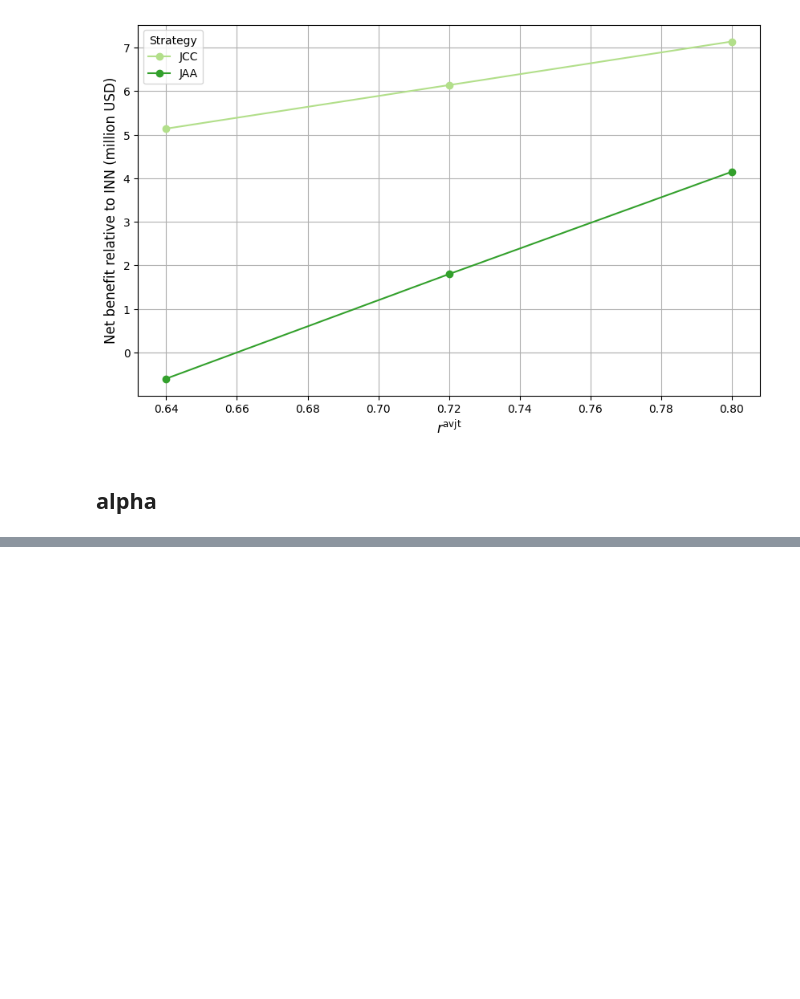
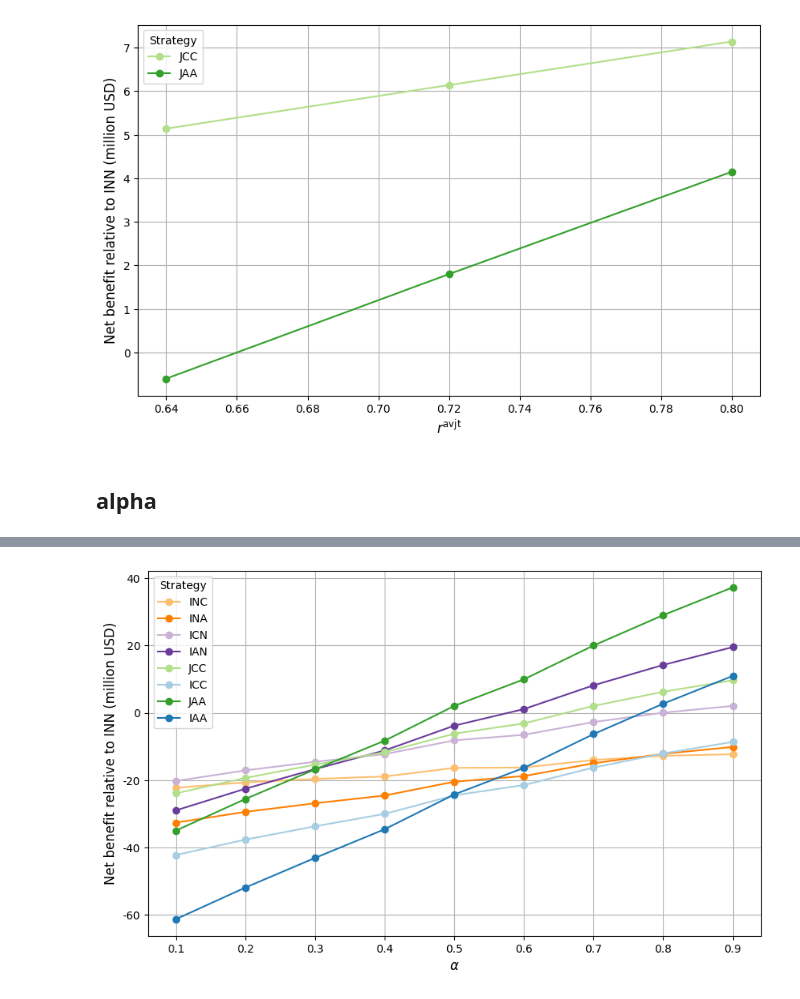
Before and after one commit to narslab/project-groundwork, a Jupyter notebook: bin/jupyter/sensivity-for-all-strategies-relative-net-benefit.ipynb, the cells around one changed output, grey strips where cells are left out. Saved outputs shown, nothing was run; the diff lists cells and outputs as text; code cells hidden in the pictures; blank space fills up the shorter version.

```diff
--- a/bin/jupyter/sensivity-for-all-strategies-relative-net-benefit.ipynb
+++ b/bin/jupyter/sensivity-for-all-strategies-relative-net-benefit.ipynb
@@ -345,3 +348,50 @@ plt.show()
 # %%
-combined_df
+# Base path to the CSV files
+base_path = '../../results/outcomes/Sensitivity2/'
+
+# Function to format the y-axis tick labels as millions
+def millions_formatter(x, pos):
+    return f'{x * 1e-6:.0f}'
+
+
+# List of r values
+alpha_values = [0.1,0.2,0.3,0.4,0.5,0.6,0.7,0.8,0.9]
+
+# Dictionary to hold data
+data = {}
+
+# Read each CSV and extract the 'net_benefit' column
+for alpha in alpha_values:
+    file_path = f"{base_path}npv_cost_loss_benefit_relative_alpha={alpha}.csv"
+    df = pd.read_csv(file_path)
+    df=df.loc[df['Strategy']!="INN"]
+    # Make sure the strategy names are set as the index
+    df.set_index('Strategy', inplace=True)
+    lamb = 1 - alpha
+    data[lamb] = df['net_benefit']
+
+# Create a DataFrame from the dictionary
+combined_df = pd.DataFrame(data)
+
+# Define colors for each strategy
+strategy_colors = {
+    'INN': '#FB9A99', 'INC': '#FDBF6F', 'INA': '#FF7F00', 'ICN': '#CAB2D6',
+    'IAN': '#6A3D9A', 'JCC': '#B2DF8A', 'ICC': '#A6CEE3', 'JAA': '#33A02C', 'IAA': '#1F78B4'
+}
+
+# Plotting
+plt.figure(figsize=(10, 6))
+for strategy in combined_df.index:
+    plt.plot(combined_df.columns, combined_df.loc[strategy], label=strategy, marker='o', color=strategy_colors[strategy])
+
+# Set y-axis formatter
+formatter = FuncFormatter(millions_formatter)
+plt.gca().yaxis.set_major_formatter(formatter)
+
+plt.xlabel(r'$\alpha$', fontsize=12)
+plt.ylabel('Net benefit relative to INN (million USD)', fontsize=12)
+plt.legend(title='Strategy', fontsize=10)
+plt.grid(True)
+
+plt.show()
 # %% [output]
@@ -357,0 +398 @@ combined_df
+[figure, added]
```
Also changed, not shown: parts of 3 cells of this notebook, 6 other files.
